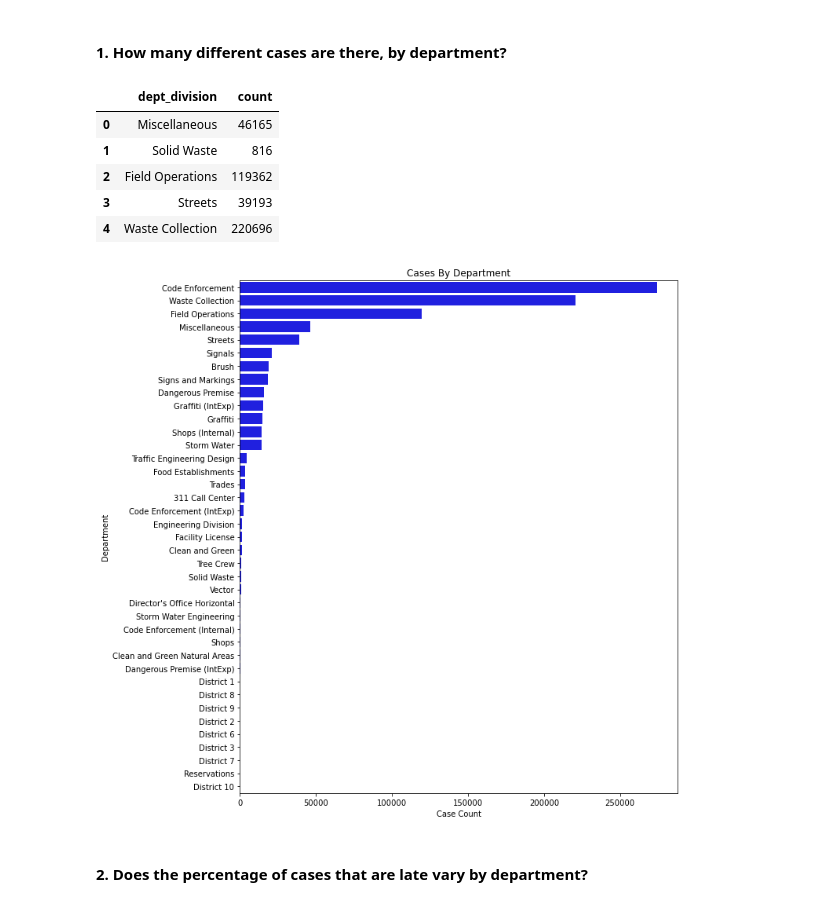
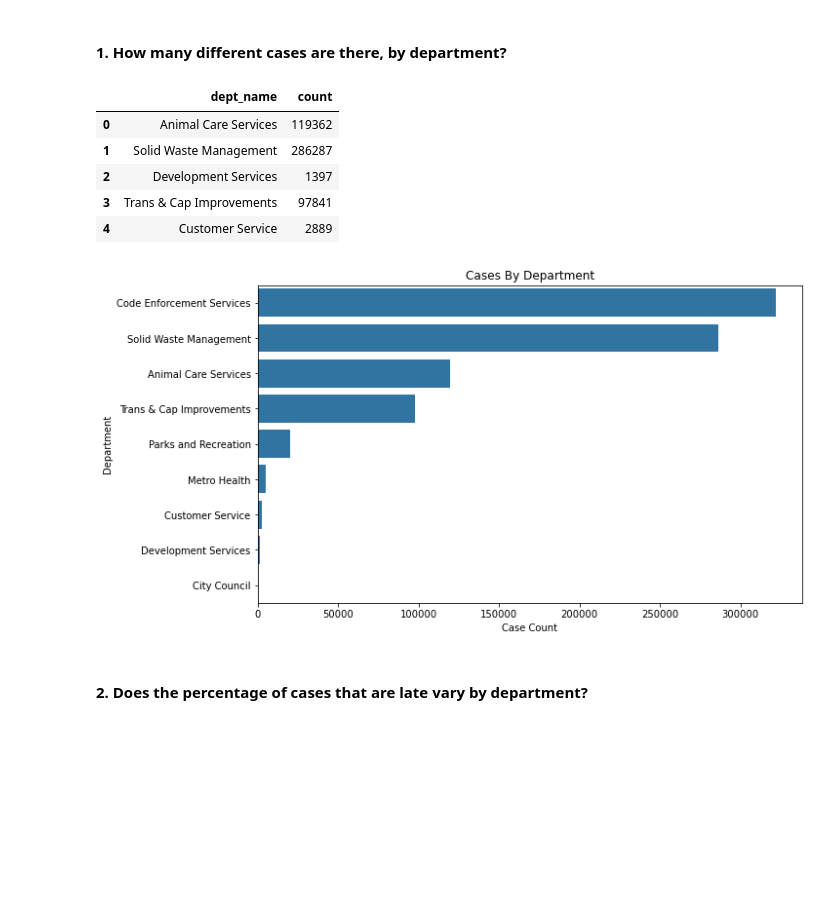
Before and after one commit to jeffakins/spark, a Jupyter notebook: explore.ipynb, the cells around one changed output. Drawn from its saved outputs; the diff is of its cells as text; code cells hidden in the pictures; blank space fills up the shorter version.

```diff
--- a/explore.ipynb
+++ b/explore.ipynb
@@ -42,26 +39,26 @@ only showing top 1 row
 # %% [markdown]
 #### 1. How many different cases are there, by department?
 # %%
-case_dept = df.groupby(df.dept_division).count().toPandas()
+case_dept = df.groupby(df.dept_name).count().toPandas()
 case_dept.head()
 # %% [output]
-|  | dept_division | count |
-| 0 | Miscellaneous | 46165 |
-| 1 | Solid Waste | 816 |
-| 2 | Field Operations | 119362 |
-| 3 | Streets | 39193 |
-| 4 | Waste Collection | 220696 |
+|  | dept_name | count |
+| 0 | Animal Care Services | 119362 |
+| 1 | Solid Waste Management | 286287 |
+| 2 | Development Services | 1397 |
+| 3 | Trans & Cap Improvements | 97841 |
+| 4 | Customer Service | 2889 |
 # %%
 case_dept = case_dept.sort_values(by='count', ascending=False).reset_index(drop=True)
 # %%
-plt.figure(figsize=(10, 12))
-sns.barplot(x="count", y="dept_division", data=case_dept, color="b")
+plt.figure(figsize=(10, 6))
+sns.barplot(x="count", y="dept_name", data=case_dept, color="tab:blue")
 plt.title('Cases By Department')
 plt.xlabel('Case Count')
 plt.ylabel('Department')
 plt.show()
 # %% [output]
-[figure, old version]
+[figure, new version]
 # %% [markdown]
 #### 2. Does the percentage of cases that are late vary by department?
 # %%
```
Also changed, not shown: parts of 9 cells of this notebook, 1 other file.
